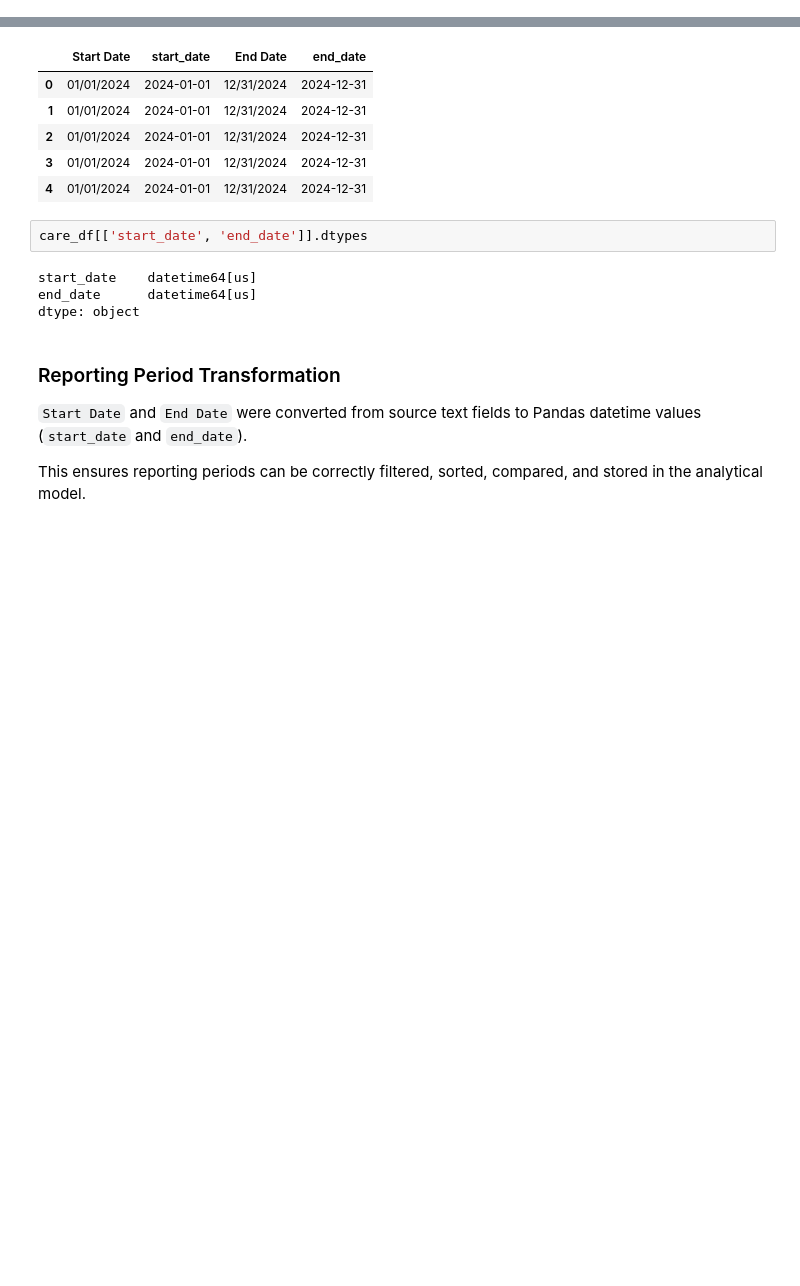
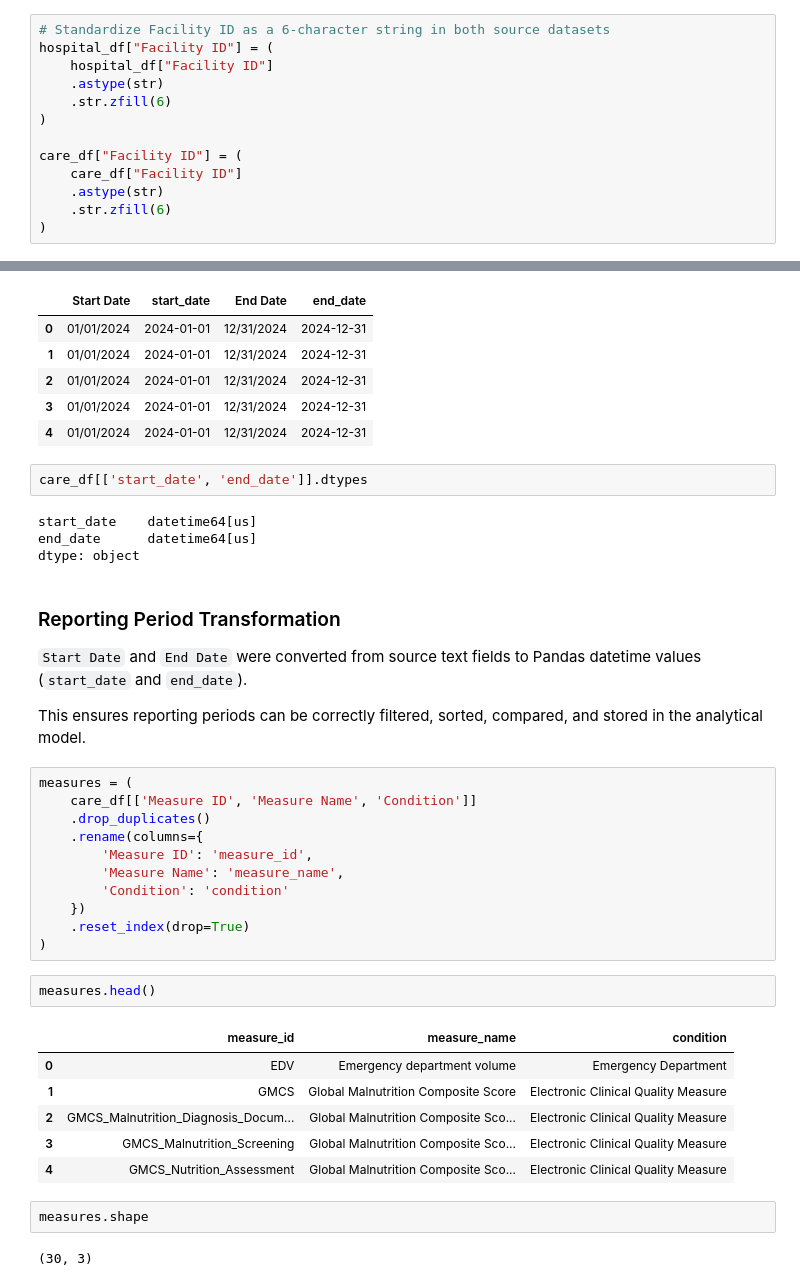
Before and after one commit to bonggonzalez/cms-hospital-analytics, a Jupyter notebook: notebooks/01_data_validation.ipynb, the cells around one changed output, grey strips where cells are left out. Drawn from its saved outputs; the diff is of its cells as text; blank space fills up the shorter version.

Commit message:
fix facility ID normalization in CMS ETL

```diff
--- a/notebooks/01_data_validation.ipynb
+++ b/notebooks/01_data_validation.ipynb
@@ -174,6 +174,19 @@ Facility ID
 True     131072
 False      7012
 Name: count, dtype: int64
+# %%
+# Standardize Facility ID as a 6-character string in both source datasets
+hospital_df["Facility ID"] = (
+    hospital_df["Facility ID"]
+    .astype(str)
+    .str.zfill(6)
+)
+
+care_df["Facility ID"] = (
+    care_df["Facility ID"]
+    .astype(str)
+    .str.zfill(6)
+)
 # %%
 unmatched_ids = care_df.loc[
     ~care_df["Facility ID"].isin(hospital_df["Facility ID"]),
@@ -1096,3 +1109,27 @@ dtype: object
 `Start Date` and `End Date` were converted from source text fields to Pandas datetime values (`start_date` and `end_date`).
 
 This ensures reporting periods can be correctly filtered, sorted, compared, and stored in the analytical model.
+# %%
+measures = (
+    care_df[['Measure ID', 'Measure Name', 'Condition']]
+    .drop_duplicates()
+    .rename(columns={
+        'Measure ID': 'measure_id',
+        'Measure Name': 'measure_name',
+        'Condition': 'condition'
+    })
+    .reset_index(drop=True)
+)
+# %%
+measures.head()
+# %% [output]
+|  | measure_id | measure_name | condition |
+| 0 | EDV | Emergency department volume | Emergency Department |
+| 1 | GMCS | Global Malnutrition Composite Score | Electronic Clinical Quality Measure |
+| 2 | GMCS_Malnutrition_Diagnosis_Docum... | Global Malnutrition Composite Sco... | Electronic Clinical Quality Measure |
+| 3 | GMCS_Malnutrition_Screening | Global Malnutrition Composite Sco... | Electronic Clinical Quality Measure |
+| 4 | GMCS_Nutrition_Assessment | Global Malnutrition Composite Sco... | Electronic Clinical Quality Measure |
+# %%
+measures.shape
+# %% [output]
+(30, 3)
```
Also changed, not shown: parts of 25 cells of this notebook, 1 other file.
